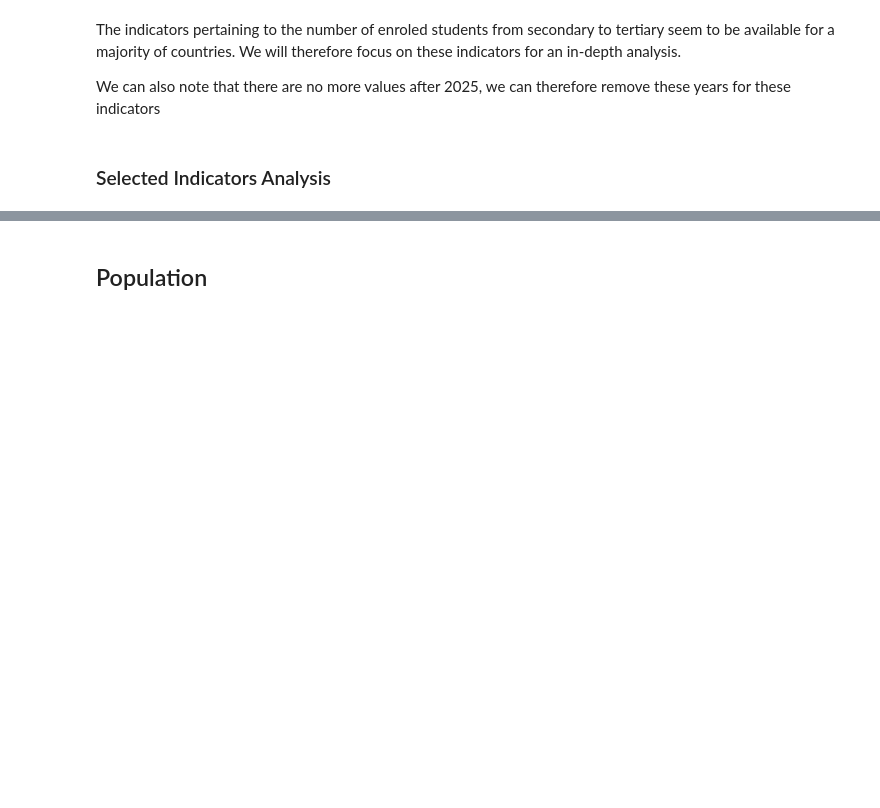
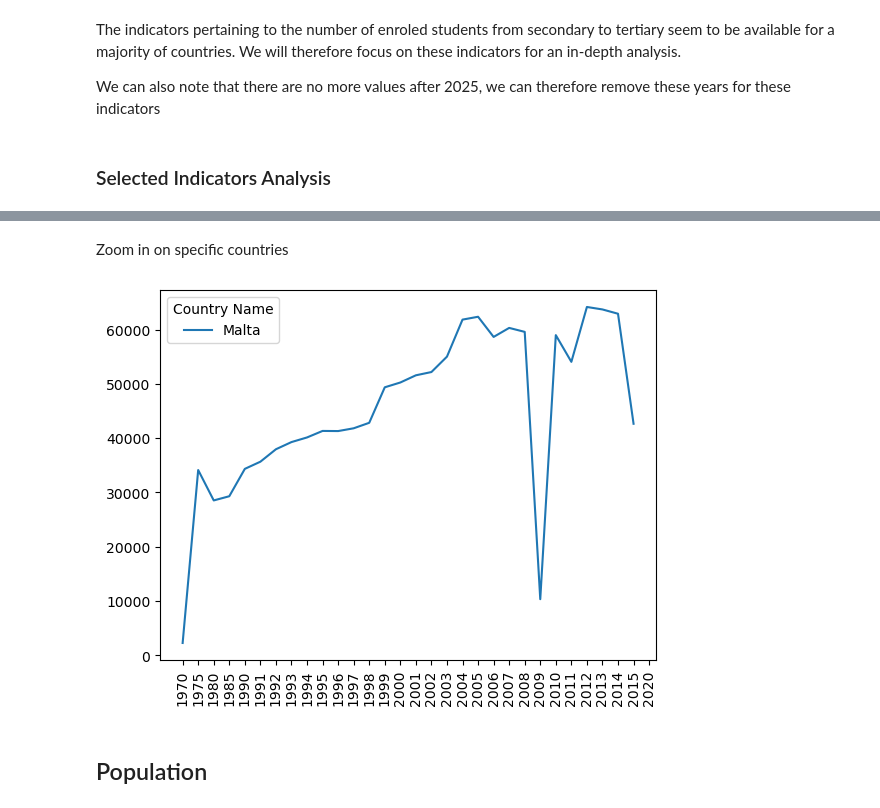
Before and after one commit to Dzov/DSP2, a Jupyter notebook: P2-notebook.ipynb, the cells around one changed output, grey strips where cells are left out. Saved outputs shown, nothing was run; the diff lists cells and outputs as text; code cells hidden in the pictures; blank space fills up the shorter version.

```diff
--- a/P2-notebook.ipynb
+++ b/P2-notebook.ipynb
@@ -546,3 +556,14 @@ sns.lineplot(data=malta.transpose())
+# %% [markdown]
+Zoom in on specific countries
+# %%
+malta = education_enrolment_by_country.loc[
+    education_enrolment_by_country.index == "Malta"
+]
+sns.lineplot(data=malta.transpose())
+plt.xticks(rotation=90)
+plt.show()
+# %% [output]
+[figure, added]
 # %%
 education2024["mean"] = education2024.mean(
     axis=1,
```
Also changed, not shown: parts of 3 cells of this notebook.
